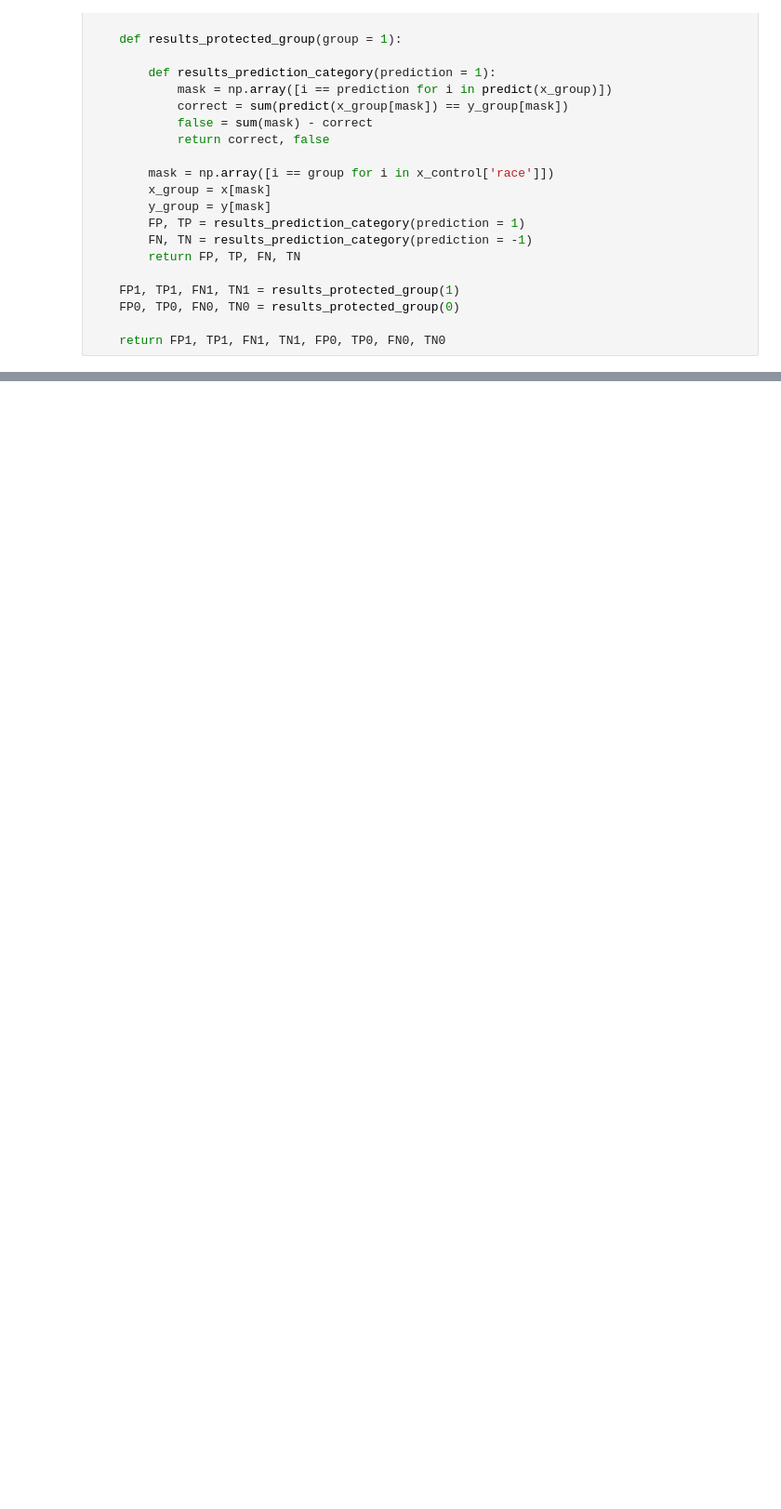
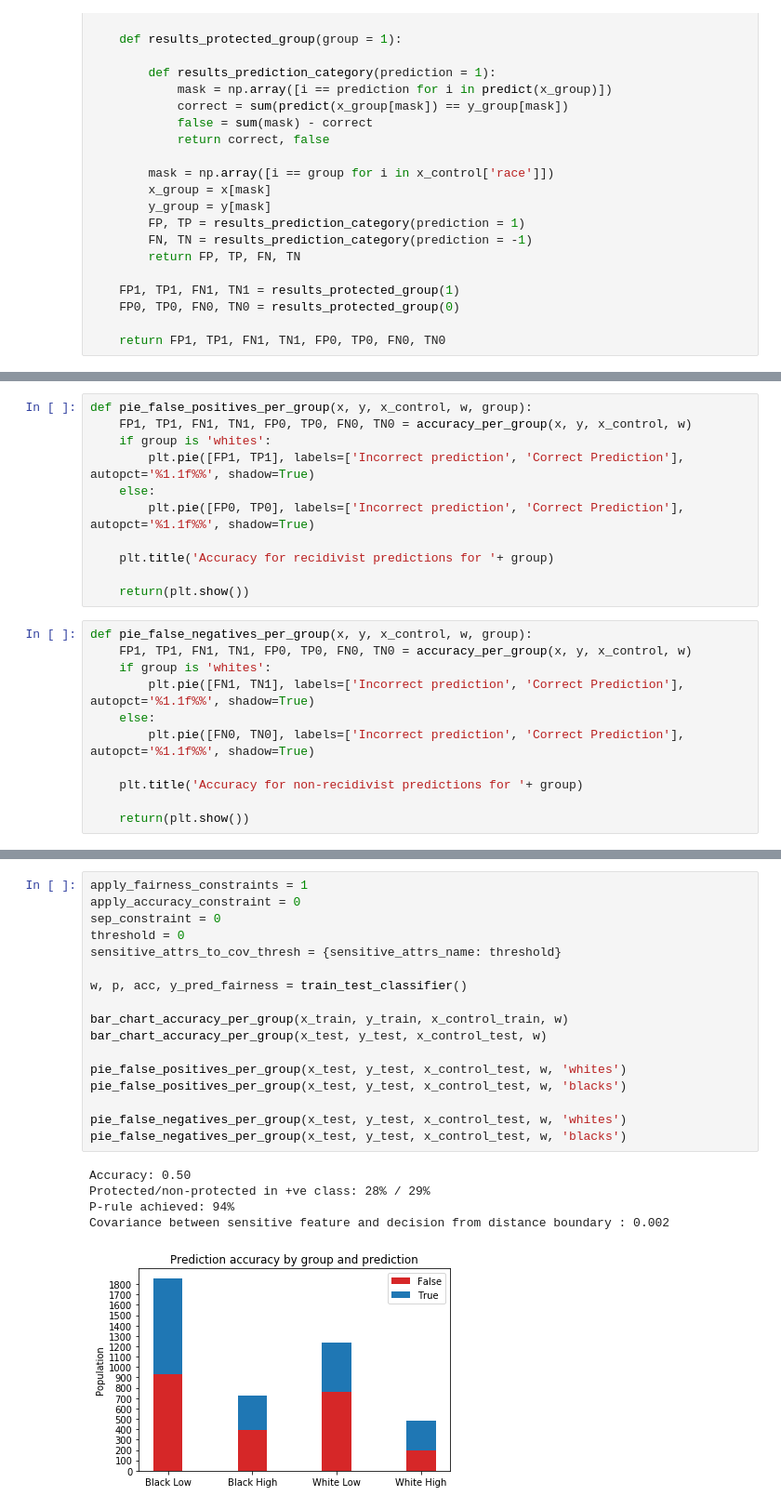
Before and after one commit to neha01mittal/compas-recidivism-racial-bias, a Jupyter notebook: fairness-aware-models.ipynb, the cells around one changed output, grey strips where cells are left out. Shown: that part at 93% size. Cells and saved outputs as stored; diff of their text form; blank space fills up the shorter version.

```diff
--- a/fairness-aware-models.ipynb
+++ b/fairness-aware-models.ipynb
@@ -136 +195,23 @@ def accuracy_per_group(x, y, x_control, w):
+# %%
+def pie_false_positives_per_group(x, y, x_control, w, group):
+    FP1, TP1, FN1, TN1, FP0, TP0, FN0, TN0 = accuracy_per_group(x, y, x_control, w)
+    if group is 'whites':
+        plt.pie([FP1, TP1], labels=['Incorrect prediction', 'Correct Prediction'], autopct='%1.1f%%', shadow=True)
+    else:
+        plt.pie([FP0, TP0], labels=['Incorrect prediction', 'Correct Prediction'], autopct='%1.1f%%', shadow=True)
+
+    plt.title('Accuracy for recidivist predictions for '+ group)
+
+    return(plt.show())
+# %%
+def pie_false_negatives_per_group(x, y, x_control, w, group):
+    FP1, TP1, FN1, TN1, FP0, TP0, FN0, TN0 = accuracy_per_group(x, y, x_control, w)
+    if group is 'whites':
+        plt.pie([FN1, TN1], labels=['Incorrect prediction', 'Correct Prediction'], autopct='%1.1f%%', shadow=True)
+    else:
+        plt.pie([FN0, TN0], labels=['Incorrect prediction', 'Correct Prediction'], autopct='%1.1f%%', shadow=True)
+
+    plt.title('Accuracy for non-recidivist predictions for '+ group)
+
+    return(plt.show())
 # %%
@@ -168,0 +275,23 @@ def bar_chart_accuracy_per_group(x, y, x_control, w, mode = 'positve-negative'):
+# %%
+apply_fairness_constraints = 1
+apply_accuracy_constraint = 0
+sep_constraint = 0
+threshold = 0
+sensitive_attrs_to_cov_thresh = {sensitive_attrs_name: threshold}
+
+w, p, acc, y_pred_fairness = train_test_classifier()
+
+bar_chart_accuracy_per_group(x_train, y_train, x_control_train, w)
+bar_chart_accuracy_per_group(x_test, y_test, x_control_test, w)
+
+pie_false_positives_per_group(x_test, y_test, x_control_test, w, 'whites')
+pie_false_positives_per_group(x_test, y_test, x_control_test, w, 'blacks')
+
+pie_false_negatives_per_group(x_test, y_test, x_control_test, w, 'whites')
+pie_false_negatives_per_group(x_test, y_test, x_control_test, w, 'blacks')
+# %% [output]
+Accuracy: 0.50
+Protected/non-protected in +ve class: 28% / 29%
+P-rule achieved: 94%
+Covariance between sensitive feature and decision from distance boundary : 0.002
+[figure, added]
```
Also changed, not shown: parts of 20 cells of this notebook.
